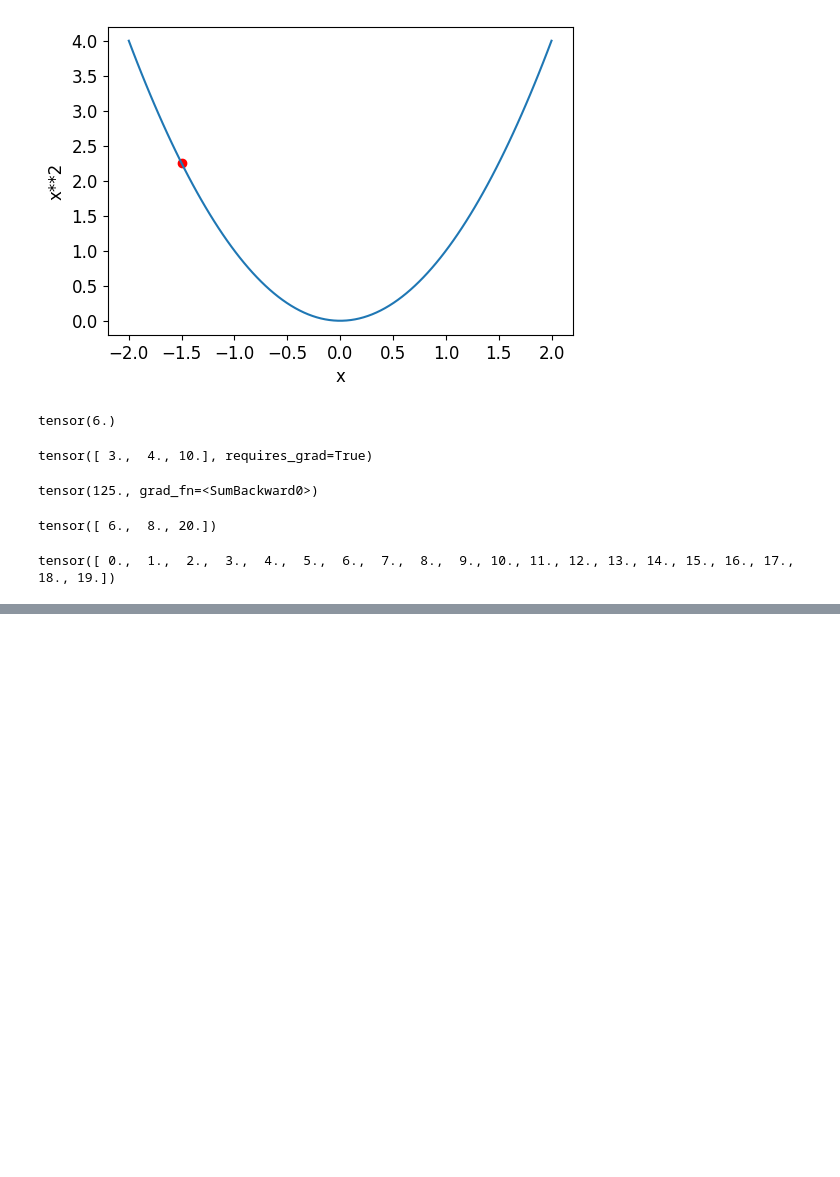
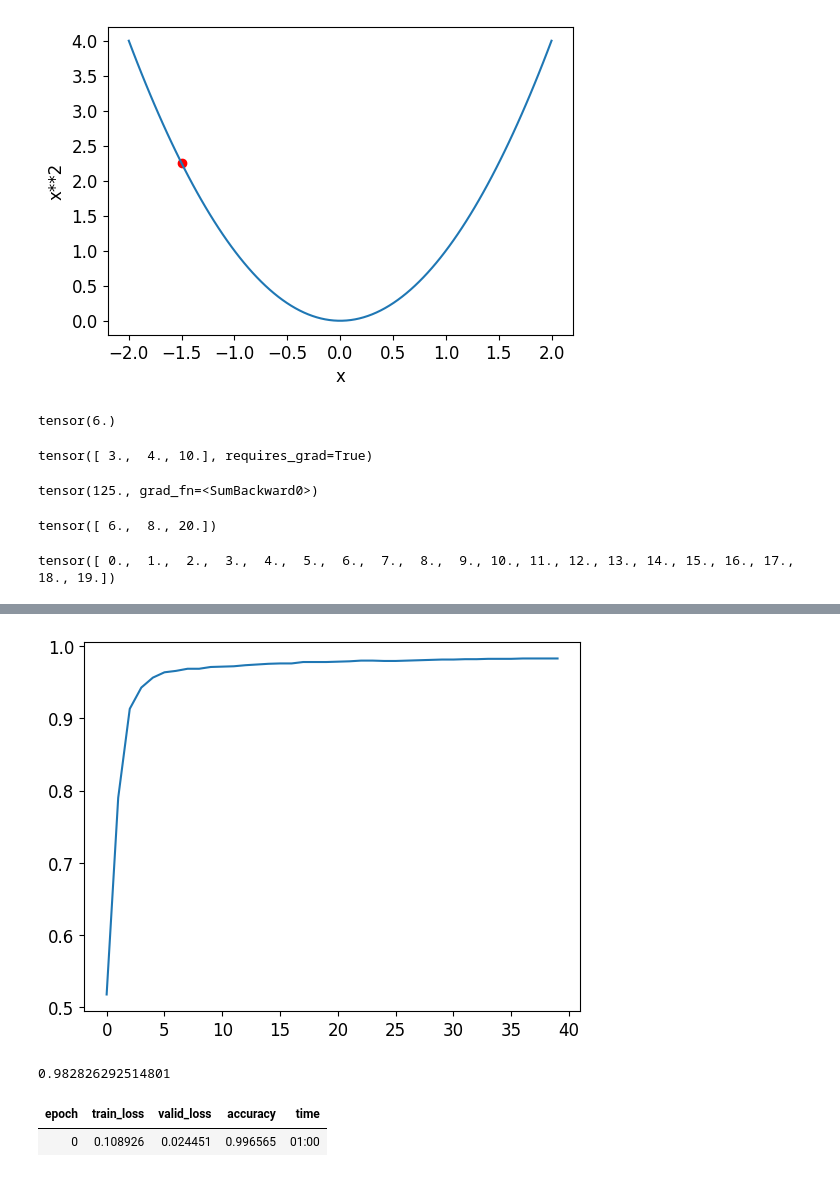
Before and after one commit to himanshuraimau/fastaideep, a Jupyter notebook: digit_classifier/main.ipynb, the cells around one changed output, grey strips where cells are left out. Drawn from its saved outputs; the diff is of its cells as text; code cells hidden in the pictures; blank space fills up the shorter version.

```diff
--- a/digit_classifier/main.ipynb
+++ b/digit_classifier/main.ipynb
@@ -297,0 +511,5 @@ plt.tight_layout()
+# %%
+def batch_accuracy(xb, yb):
+    preds = xb.sigmoid()
+    correct = (preds>0.5) == yb
+    return correct.float().mean()
@@ -297,0 +583,2 @@ plt.tight_layout()
+# %%
+dls = DataLoaders(dl, valid_dl)
@@ -297,0 +617,10 @@ plt.tight_layout()
+# %%
+simple_net = nn.Sequential(
+nn.Linear(28*28,30),
+nn.ReLU(),
+nn.Linear(30,1)
+)
+# %%
+learn = Learner(dls, simple_net, opt_func=SGD,
+loss_func=mnist_loss, metrics=batch_accuracy)
+learn.fit(40, 0.1)
@@ -297,0 +645,16 @@ plt.tight_layout()
+# %%
+plt.plot(L(learn.recorder.values).itemgot(2));
+# %% [output]
+[figure, added]
+# %%
+learn.recorder.values[-1][2]
+# %% [output]
+0.982826292514801
+# %%
+dls = ImageDataLoaders.from_folder(path)
+learn = cnn_learner(dls, resnet18, pretrained=False,
+loss_func=F.cross_entropy, metrics=accuracy)
+learn.fit_one_cycle(1, 0.1)
+# %% [output]
+| epoch | train_loss | valid_loss | accuracy | time |
+| 0 | 0.108926 | 0.024451 | 0.996565 | 01:00 |
```
Also changed, not shown: parts of 69 cells of this notebook.
